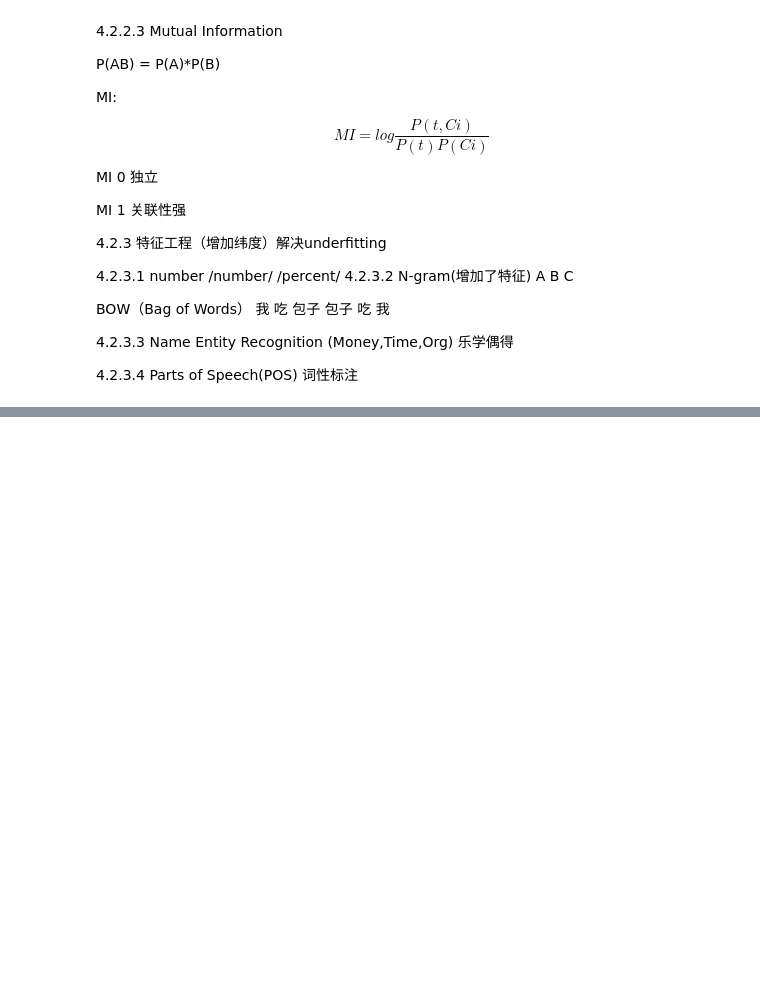
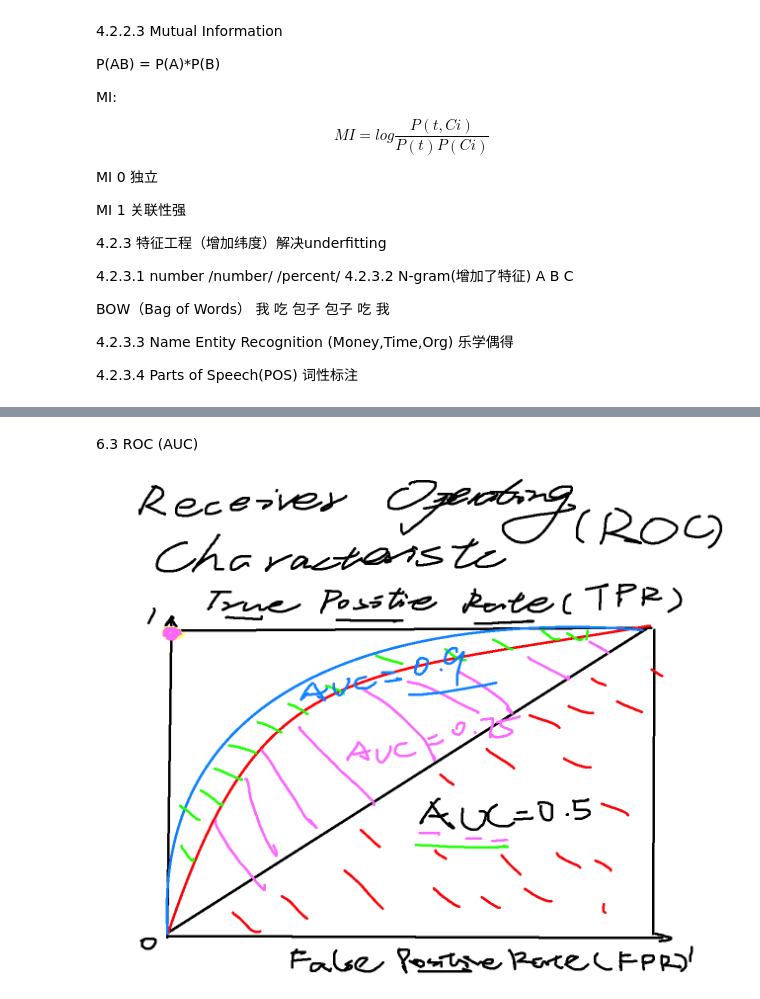
Before and after one commit to williamjiamin/big_data_intro, a Jupyter notebook: 1.Big_Data_Intro.ipynb, the cells around one changed output, grey strips where cells are left out. Cells and saved outputs as stored; diff of their text form; code cells hidden in the pictures; blank space fills up the shorter version.

```diff
--- a/1.Big_Data_Intro.ipynb
+++ b/1.Big_Data_Intro.ipynb
@@ -157,0 +166,7 @@ Minority class : 有放回抽样 oversampled
+# %% [markdown]
+6.3 ROC (AUC)
+# %%
+from IPython.display import Image
+Image(filename='3.bigdata.png')
+# %% [output]
+[figure, added]
```
Also changed, not shown: parts of 4 cells of this notebook, 1 other file.
